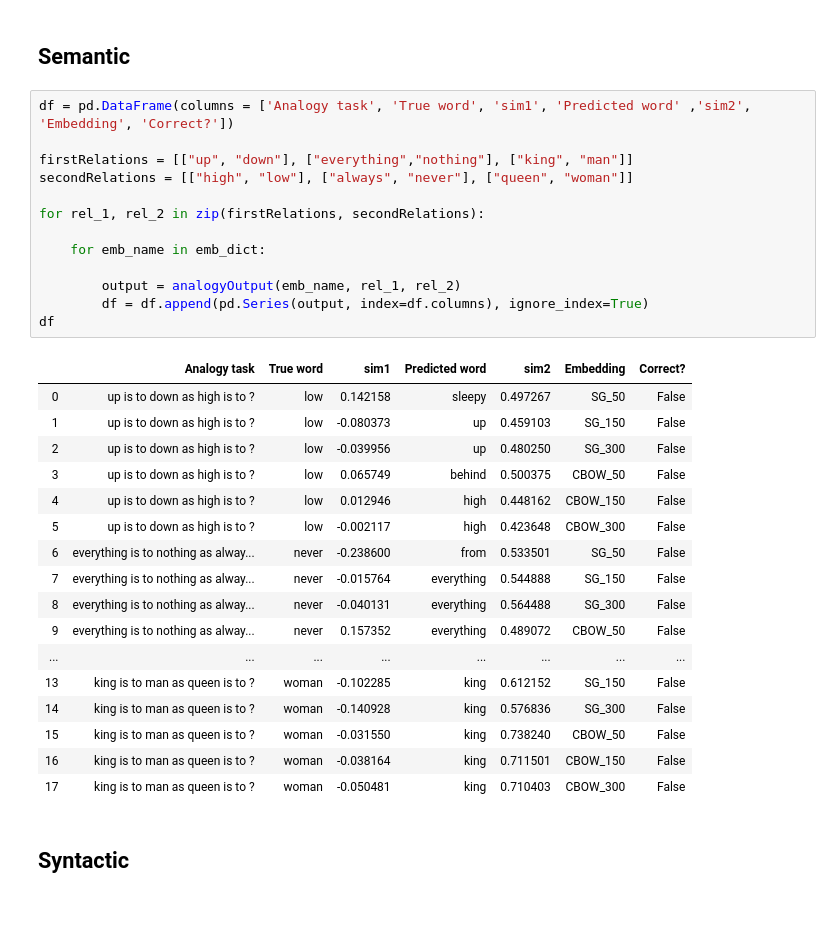
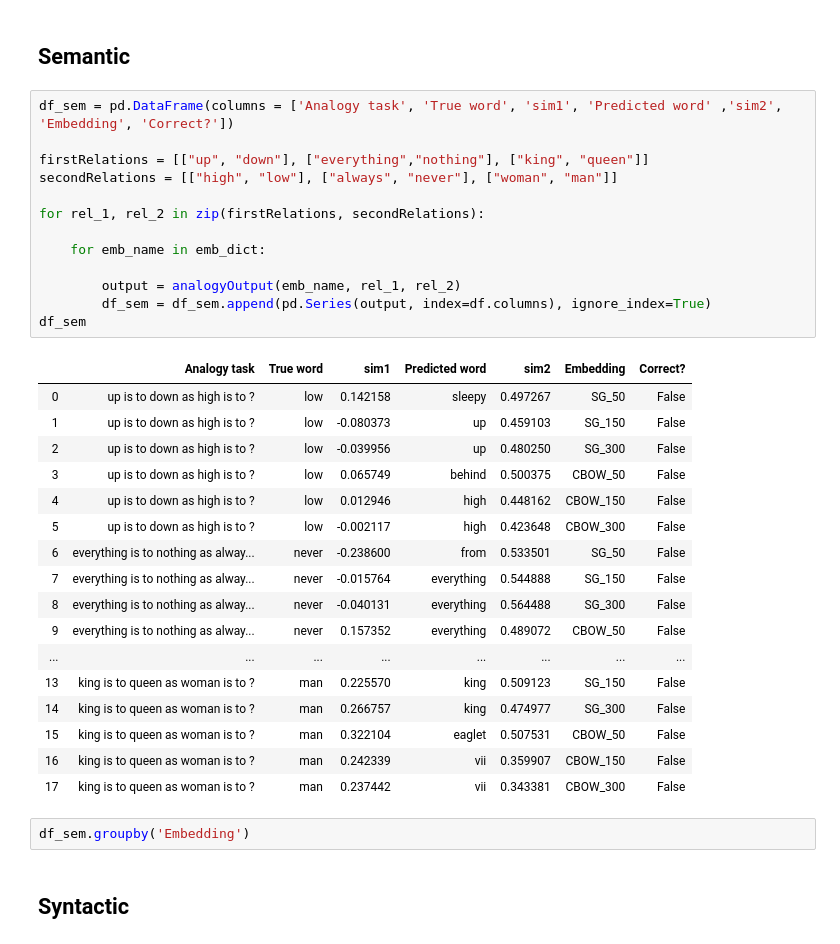
Before and after one commit to Joriswillems/deeplearning, a Jupyter notebook: assigment1/Assignment_1_(TF_2).ipynb, the cells around one changed output. Saved outputs shown, nothing was run; the diff lists cells and outputs as text; blank space fills up the shorter version.

```diff
--- a/assigment1/Assignment_1_(TF_2).ipynb
+++ b/assigment1/Assignment_1_(TF_2).ipynb
@@ -392,36 +392,38 @@ def analogyOutput(emb_name, relation_1, relation_2):
 # %% [markdown]
 ## Semantic
 # %%
-df = pd.DataFrame(columns = ['Analogy task', 'True word', 'sim1', 'Predicted word' ,'sim2', 'Embedding', 'Correct?'])
+df_sem = pd.DataFrame(columns = ['Analogy task', 'True word', 'sim1', 'Predicted word' ,'sim2', 'Embedding', 'Correct?'])
 
-firstRelations = [["up", "down"], ["everything","nothing"], ["king", "man"]]
-secondRelations = [["high", "low"], ["always", "never"], ["queen", "woman"]]
+firstRelations = [["up", "down"], ["everything","nothing"], ["king", "queen"]]
+secondRelations = [["high", "low"], ["always", "never"], ["woman", "man"]]
 
 for rel_1, rel_2 in zip(firstRelations, secondRelations):
 
     for emb_name in emb_dict:
 
         output = analogyOutput(emb_name, rel_1, rel_2)
-        df = df.append(pd.Series(output, index=df.columns), ignore_index=True)
-df
+        df_sem = df_sem.append(pd.Series(output, index=df.columns), ignore_index=True)
+df_sem
 # %% [output]
 |  | Analogy task | True word | sim1 | Predicted word | sim2 | Embedding | Correct? |
 | 0 | up is to down as high is to ? | low | 0.142158 | sleepy | 0.497267 | SG_50 | False |
 | 1 | up is to down as high is to ? | low | -0.080373 | up | 0.459103 | SG_150 | False |
 | 2 | up is to down as high is to ? | low | -0.039956 | up | 0.480250 | SG_300 | False |
 | 3 | up is to down as high is to ? | low | 0.065749 | behind | 0.500375 | CBOW_50 | False |
 | 4 | up is to down as high is to ? | low | 0.012946 | high | 0.448162 | CBOW_150 | False |
 | 5 | up is to down as high is to ? | low | -0.002117 | high | 0.423648 | CBOW_300 | False |
 | 6 | everything is to nothing as alway... | never | -0.238600 | from | 0.533501 | SG_50 | False |
 | 7 | everything is to nothing as alway... | never | -0.015764 | everything | 0.544888 | SG_150 | False |
 | 8 | everything is to nothing as alway... | never | -0.040131 | everything | 0.564488 | SG_300 | False |
 | 9 | everything is to nothing as alway... | never | 0.157352 | everything | 0.489072 | CBOW_50 | False |
 | ... | ... | ... | ... | ... | ... | ... | ... |
-| 13 | king is to man as queen is to ? | woman | -0.102285 | king | 0.612152 | SG_150 | False |
-| 14 | king is to man as queen is to ? | woman | -0.140928 | king | 0.576836 | SG_300 | False |
-| 15 | king is to man as queen is to ? | woman | -0.031550 | king | 0.738240 | CBOW_50 | False |
-| 16 | king is to man as queen is to ? | woman | -0.038164 | king | 0.711501 | CBOW_150 | False |
-| 17 | king is to man as queen is to ? | woman | -0.050481 | king | 0.710403 | CBOW_300 | False |
+| 13 | king is to queen as woman is to ? | man | 0.225570 | king | 0.509123 | SG_150 | False |
+| 14 | king is to queen as woman is to ? | man | 0.266757 | king | 0.474977 | SG_300 | False |
+| 15 | king is to queen as woman is to ? | man | 0.322104 | eaglet | 0.507531 | CBOW_50 | False |
+| 16 | king is to queen as woman is to ? | man | 0.242339 | vii | 0.359907 | CBOW_150 | False |
+| 17 | king is to queen as woman is to ? | man | 0.237442 | vii | 0.343381 | CBOW_300 | False |
+# %%
+df_sem.groupby('Embedding')
 # %% [markdown]
 ## Syntactic
 # %%
```
Also changed, not shown: parts of 1 cell of this notebook.
